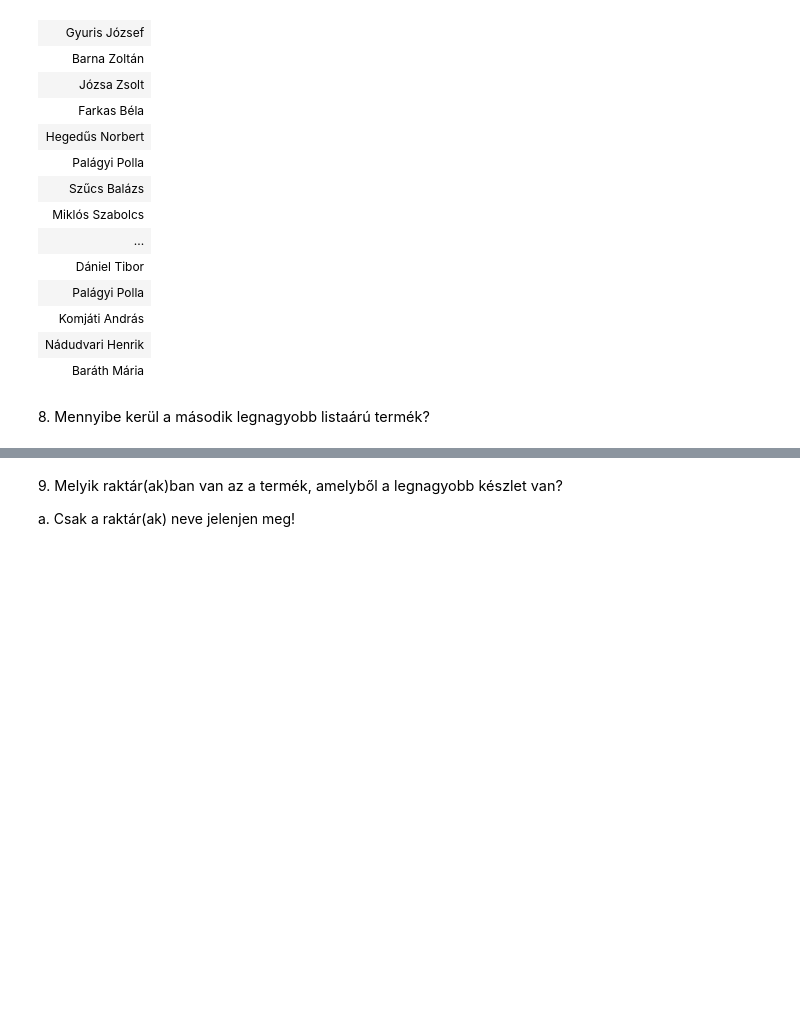
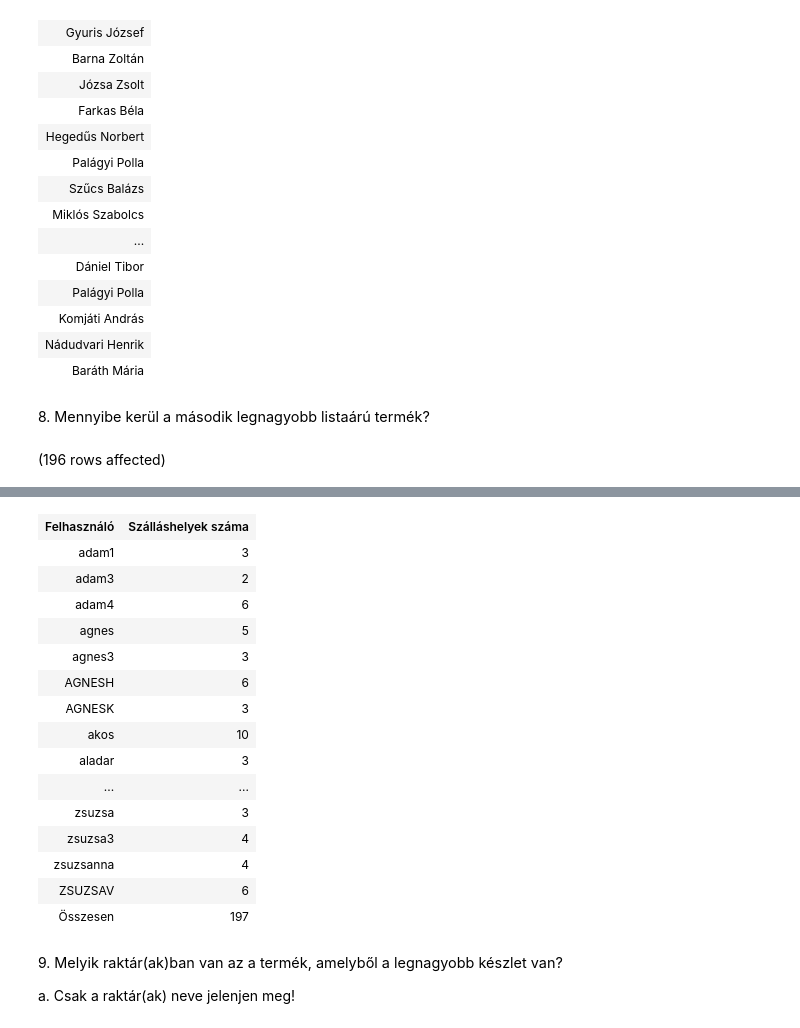
Before and after one commit to raczbeni007/sql_a25y1c, a Jupyter notebook: gyakorlat06_feladatok.ipynb, the cells around one changed output, grey strips where cells are left out. Saved outputs shown, nothing was run; the diff lists cells and outputs as text; code cells hidden in the pictures; blank space fills up the shorter version.

```diff
--- a/gyakorlat06_feladatok.ipynb
+++ b/gyakorlat06_feladatok.ipynb
@@ -154,3 +154,9 @@ Total execution time: 00:00:00.109
 | Baráth Mária |
 # %% [markdown]
 8. <span style="background-color: rgb(255, 255, 255); color: rgb(0, 0, 0); font-family: &quot;Open Sans&quot;, sans-serif; font-size: 14.44px;">Mennyibe kerül a második legnagyobb listaárú termék?</span>
+# %%
+select iif(grouping_id(f.UGYFEL_FK)=1, 'Összesen', f.ugyfel_fk) as 'Felhasználó', count(distinct sz.szoba_id) as 'Szálláshelyek száma' from szallashely szh join szoba sz on szh.SZALLAS_ID = sz.SZALLAS_FK
+join Foglalas f on f.SZOBA_FK = sz.SZOBA_ID
+group by rollup ( f.UGYFEL_FK)
+# %% [output]
+(196 rows affected)
@@ -157,3 +164,19 @@ Total execution time: 00:00:00.109
+| Felhasználó | Szálláshelyek száma |
+| adam1 | 3 |
+| adam3 | 2 |
+| adam4 | 6 |
+| agnes | 5 |
+| agnes3 | 3 |
+| AGNESH | 6 |
+| AGNESK | 3 |
+| akos | 10 |
+| aladar | 3 |
+| ... | ... |
+| zsuzsa | 3 |
+| zsuzsa3 | 4 |
+| zsuzsanna | 4 |
+| ZSUZSAV | 6 |
+| Összesen | 197 |
 # %% [markdown]
 9. <span style="background-color: rgb(255, 255, 255); color: rgb(0, 0, 0); font-family: &quot;Open Sans&quot;, sans-serif; font-size: 14.44px;">Melyik raktár(ak)ban van az a termék, amelyből a legnagyobb készlet van?&nbsp;</span>
 
```
Also changed, not shown: parts of 5 cells of this notebook.
